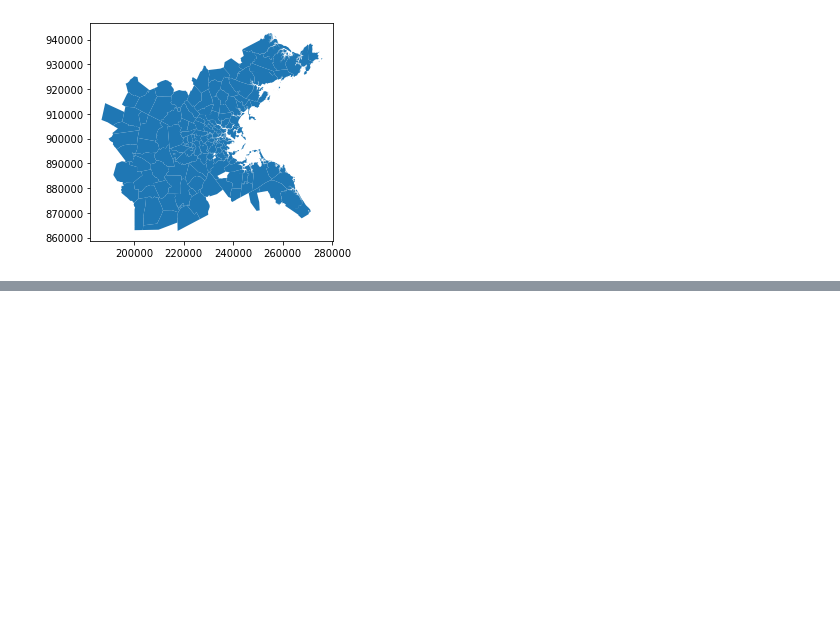
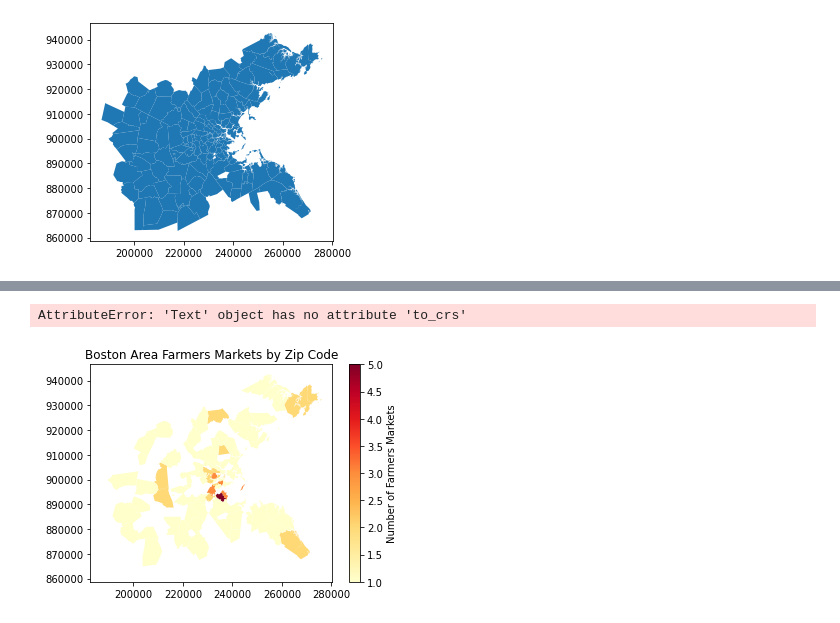
Before and after one commit to oreade01/UEP239_Final_Project, a Jupyter notebook: suitability.ipynb, the cells around one changed output, grey strips where cells are left out. Saved outputs shown, nothing was run; the diff lists cells and outputs as text; code cells hidden in the pictures; blank space fills up the shorter version.

```diff
--- a/suitability.ipynb
+++ b/suitability.ipynb
@@ -87,0 +291,2 @@ boston_zipcodes.plot()
+# %%
+market_count = farmers_markets[['MARKET_ID', 'ZIP_CODE']].groupby('ZIP_CODE').nunique().reset_index()
@@ -87,0 +309,6 @@ boston_zipcodes.plot()
+# %%
+market_count.rename(columns = {"ZIP_CODE" : "ZIPCODE"}, inplace = True)
+# %%
+market_count.rename(columns = {"MARKET_ID" : "market_count"}, inplace = True)
+# %%
+boston_zipcodes = boston_zipcodes.merge(market_count, how='left', on='ZIPCODE')
@@ -88 +331,7 @@ boston_zipcodes.plot()
+# %%
+markets_map = boston_zipcodes.plot(legend=True,column='market_count',cmap = 'YlOrRd',legend_kwds={'label':'Number of Farmers Markets'}).set_title('Boston Area Farmers Markets by Zip Code')
+cx.add_basemap(markets_map)
+# %% [output]
+AttributeError: 'Text' object has no attribute 'to_crs'
+[figure, added]
 # %%
```
Also changed, not shown: parts of 38 cells of this notebook, 10 other files.
